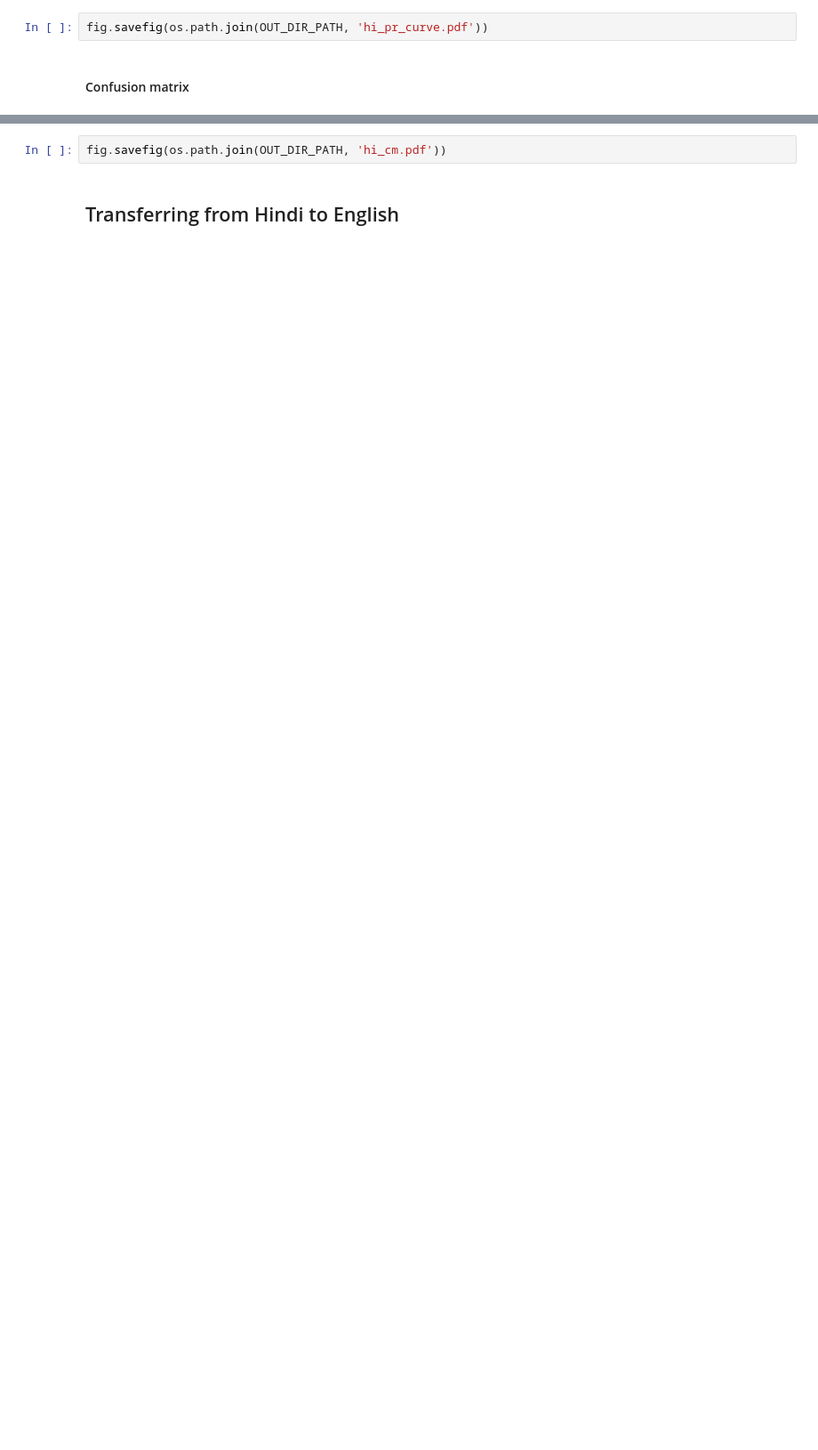
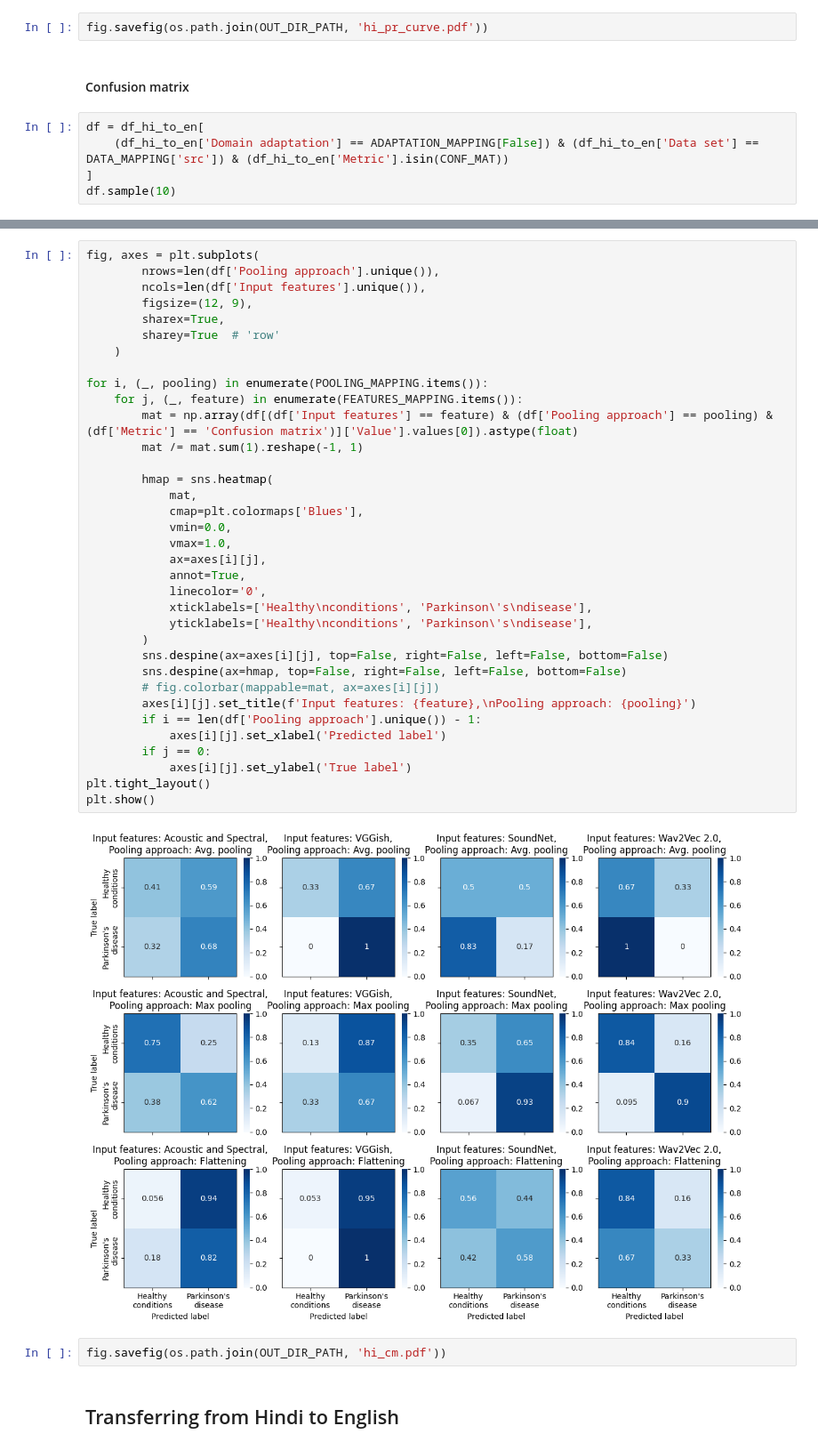
Before and after one commit to vincenzo-scotti/voice_analysis_parkinson, a Jupyter notebook: notebooks/main.ipynb, the cells around one changed output, grey strips where cells are left out. Shown at 89% size. Cells and saved outputs as stored; diff of their text form; blank space fills up the shorter version.

```diff
--- a/notebooks/main.ipynb
+++ b/notebooks/main.ipynb
@@ -328,3 +457,8 @@ fig.savefig(os.path.join(OUT_DIR_PATH, 'hi_roc_curve.pdf'))
 fig.savefig(os.path.join(OUT_DIR_PATH, 'hi_pr_curve.pdf'))
 # %% [markdown]
 #### Confusion matrix
+# %%
+df = df_hi_to_en[
+    (df_hi_to_en['Domain adaptation'] == ADAPTATION_MAPPING[False]) & (df_hi_to_en['Data set'] == DATA_MAPPING['src']) & (df_hi_to_en['Metric'].isin(CONF_MAT))
+]
+df.sample(10)
@@ -331,3 +477,40 @@ fig.savefig(os.path.join(OUT_DIR_PATH, 'hi_pr_curve.pdf'))
+# %%
+fig, axes = plt.subplots(
+        nrows=len(df['Pooling approach'].unique()),
+        ncols=len(df['Input features'].unique()),
+        figsize=(12, 9),
+        sharex=True,
+        sharey=True  # 'row'
+    )
+
+for i, (_, pooling) in enumerate(POOLING_MAPPING.items()):
+    for j, (_, feature) in enumerate(FEATURES_MAPPING.items()):
+        mat = np.array(df[(df['Input features'] == feature) & (df['Pooling approach'] == pooling) & (df['Metric'] == 'Confusion matrix')]['Value'].values[0]).astype(float)
+        mat /= mat.sum(1).reshape(-1, 1)
+
+        hmap = sns.heatmap(
+            mat,
+            cmap=plt.colormaps['Blues'],
+            vmin=0.0,
+            vmax=1.0,
+            ax=axes[i][j],
+            annot=True,
+            linecolor='0',
+            xticklabels=['Healthy\nconditions', 'Parkinson\'s\ndisease'],
+            yticklabels=['Healthy\nconditions', 'Parkinson\'s\ndisease'],
+        )
+        sns.despine(ax=axes[i][j], top=False, right=False, left=False, bottom=False)
+        sns.despine(ax=hmap, top=False, right=False, left=False, bottom=False)
+        # fig.colorbar(mappable=mat, ax=axes[i][j])
+        axes[i][j].set_title(f'Input features: {feature},\nPooling approach: {pooling}')
+        if i == len(df['Pooling approach'].unique()) - 1:
+            axes[i][j].set_xlabel('Predicted label')
+        if j == 0:
+            axes[i][j].set_ylabel('True label')
+plt.tight_layout()
+plt.show()
+# %% [output]
+[figure, added]
 # %%
 fig.savefig(os.path.join(OUT_DIR_PATH, 'hi_cm.pdf'))
 # %% [markdown]
```
Also changed, not shown: parts of 14 cells of this notebook.
